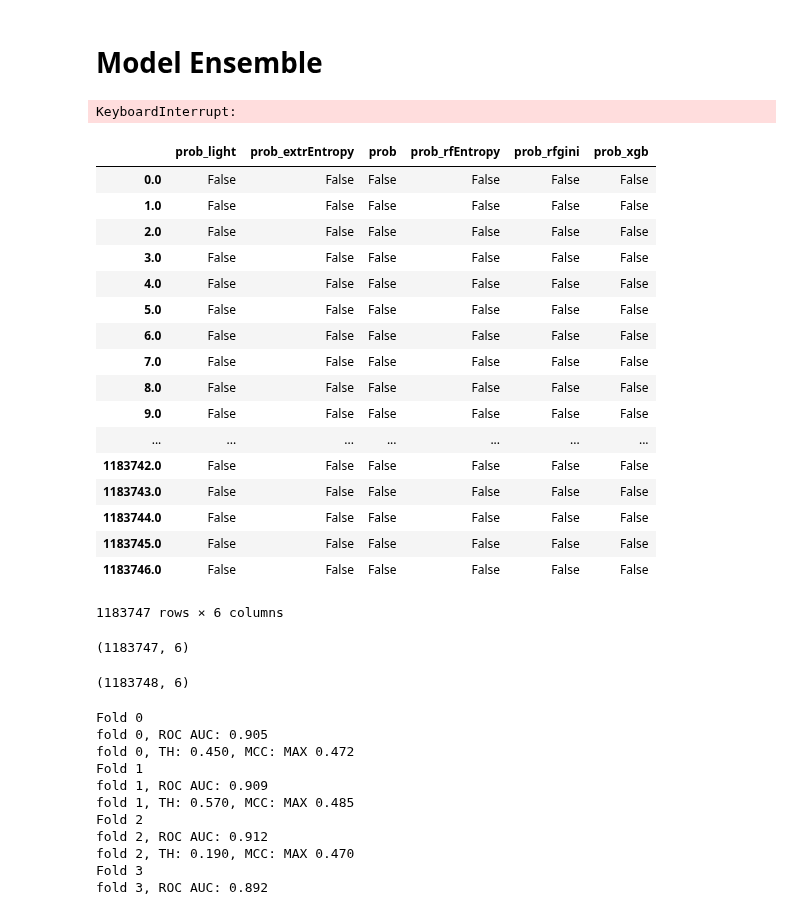
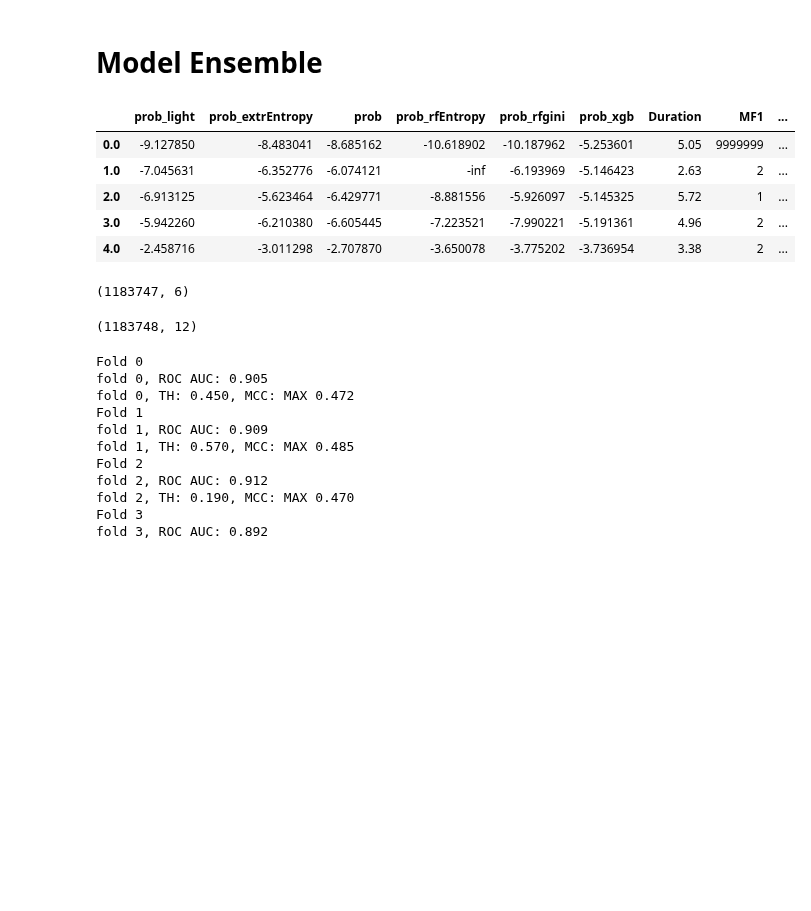
Before and after one commit to yw778/BoschLine, a Jupyter notebook: Main.ipynb, the cells around one changed output. Cells and saved outputs as stored; diff of their text form; code cells hidden in the pictures; blank space fills up the shorter version.

```diff
--- a/Main.ipynb
+++ b/Main.ipynb
@@ -1215,36 +1217,24 @@ def logit(p):
     with precision(100000):
         return log(p)- log(1 -BigFloat(p))
 # %%
-train_l2 = train_l2.applymap(logit)
-test_l2 = test_l2.applymap(logit)
+train_l2 = train_l2.applymap(special.logit)
+test_l2 = test_l2.applymap(special.logit)
-# %% [output]
-KeyboardInterrupt:
 # %%
-train_l2 = train_l2.replace([-np.inf],-16)
-train_l2 = train_l2.replace([np.inf],10)
-test_l2 = test_l2.replace([-np.inf],-16)
-test_l2 = test_l2.replace([np.inf],10)
+train_l2 = train_l2.join(df_magic_feature_train,lsuffix='', rsuffix='')
+test_l2 = test_l2.join(df_magic_feature_test,lsuffix='', rsuffix='')
+# train_l2 = train_l2.replace([-np.inf],-16)
+# train_l2 = train_l2.replace([np.inf],10)
+# test_l2 = test_l2.replace([-np.inf],-16)
+# test_l2 = test_l2.replace([np.inf],10)
 # %%
-train_l2.isnull()
+train_l2.head()
 # %% [output]
-|  | prob_light | prob_extrEntropy | prob | prob_rfEntropy | prob_rfgini | prob_xgb |
-| 0.0 | False | False | False | False | False | False |
-| 1.0 | False | False | False | False | False | False |
-| 2.0 | False | False | False | False | False | False |
-| 3.0 | False | False | False | False | False | False |
-| 4.0 | False | False | False | False | False | False |
-| 5.0 | False | False | False | False | False | False |
-| 6.0 | False | False | False | False | False | False |
-| 7.0 | False | False | False | False | False | False |
-| 8.0 | False | False | False | False | False | False |
-| 9.0 | False | False | False | False | False | False |
-| ... | ... | ... | ... | ... | ... | ... |
-| 1183742.0 | False | False | False | False | False | False |
-| 1183743.0 | False | False | False | False | False | False |
-| 1183744.0 | False | False | False | False | False | False |
-| 1183745.0 | False | False | False | False | False | False |
-| 1183746.0 | False | False | False | False | False | False |
+|  | prob_light | prob_extrEntropy | prob | prob_rfEntropy | prob_rfgini | prob_xgb | Duration | MF1 | ... |
+| 0.0 | -9.127850 | -8.483041 | -8.685162 | -10.618902 | -10.187962 | -5.253601 | 5.05 | 9999999 | ... |
+| 1.0 | -7.045631 | -6.352776 | -6.074121 | -inf | -6.193969 | -5.146423 | 2.63 | 2 | ... |
+| 2.0 | -6.913125 | -5.623464 | -6.429771 | -8.881556 | -5.926097 | -5.145325 | 5.72 | 1 | ... |
+| 3.0 | -5.942260 | -6.210380 | -6.605445 | -7.223521 | -7.990221 | -5.191361 | 4.96 | 2 | ... |
+| 4.0 | -2.458716 | -3.011298 | -2.707870 | -3.650078 | -3.775202 | -3.736954 | 3.38 | 2 | ... |
-1183747 rows × 6 columns
 # %%
 train_l2 = train_l2.values
 test_l2 = test_l2.values
@@ -1255,7 +1245,7 @@ train_l2.shape
 # %%
 test_l2.shape
 # %% [output]
-(1183748, 6)
+(1183748, 12)
 # %%
 clf = LogisticRegression(solver="sag",max_iter=1000)
 report_out_of_fold_score(clf,train_l2)
```
Also changed, not shown: parts of 3 cells of this notebook.
